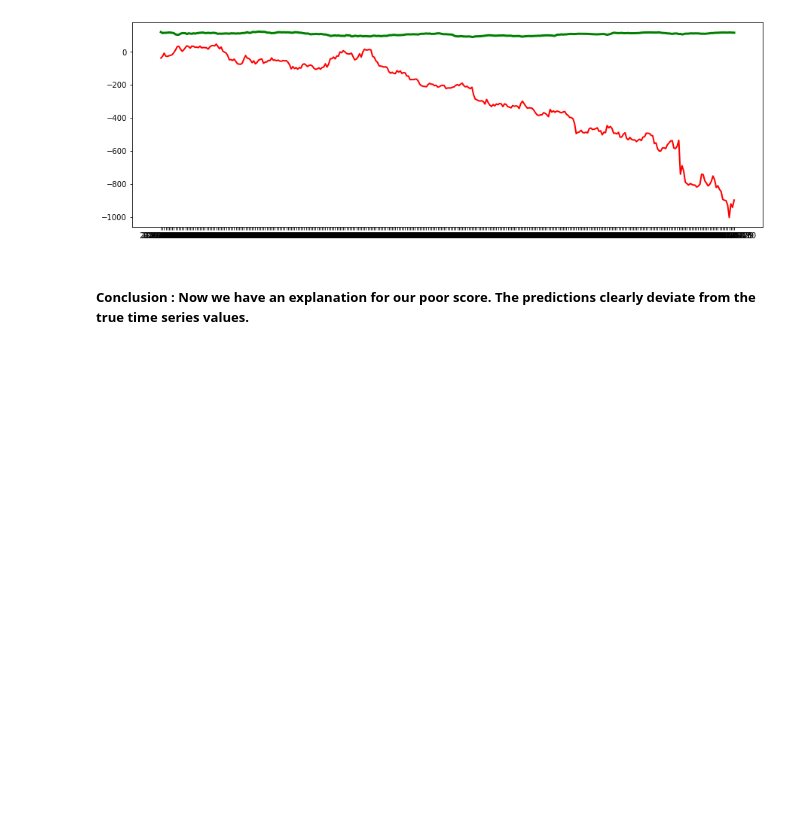
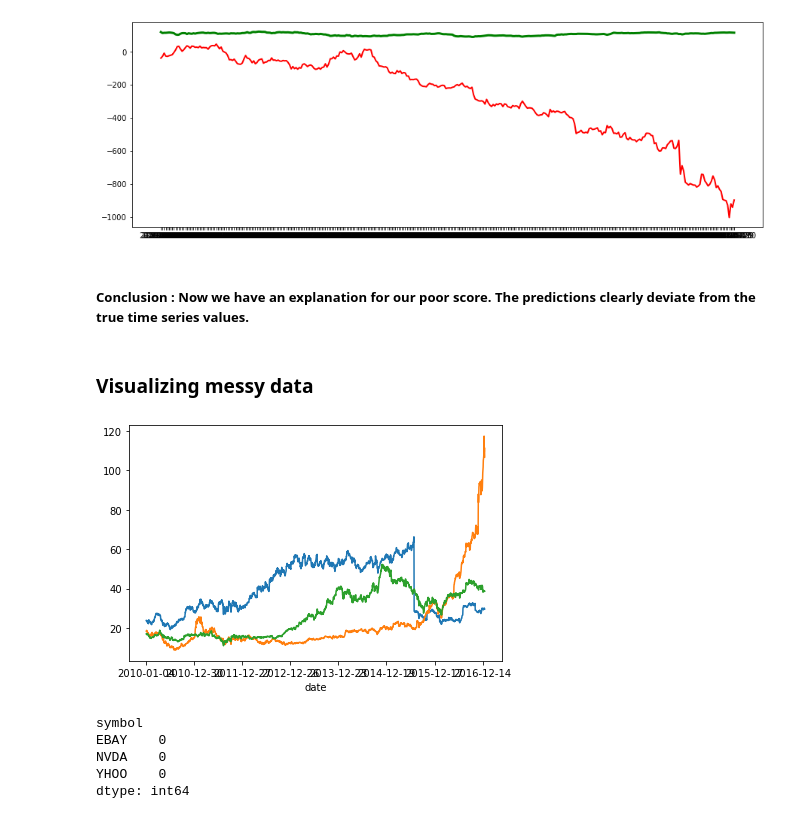
Before and after one commit to naikshubham/ML-for-Time-Series-Data, a Jupyter notebook: code/ML for Time Series Data.ipynb, the cells around one changed output. Cells and saved outputs as stored; diff of their text form; code cells hidden in the pictures; blank space fills up the shorter version.

```diff
--- a/code/ML for Time Series Data.ipynb
+++ b/code/ML for Time Series Data.ipynb
@@ -564,3 +564,22 @@ plt.show()
 [figure]
 # %% [markdown]
 ##### Conclusion : Now we have an explanation for our poor score. The predictions clearly deviate from the true time series values.
+# %% [markdown]
+### Visualizing messy data
+# %%
+# Visualize the dataset
+prices = all_prices[['EBAY','NVDA','YHOO']]
+prices.plot(legend=False)
+plt.tight_layout()
+plt.show()
+
+# Count the missing values of each time series
+missing_values = prices.isna().sum()
+print(missing_values)
+# %% [output]
+[figure, added]
+symbol
+EBAY    0
+NVDA    0
+YHOO    0
+dtype: int64
```
Also changed, not shown: parts of 2 cells of this notebook.
